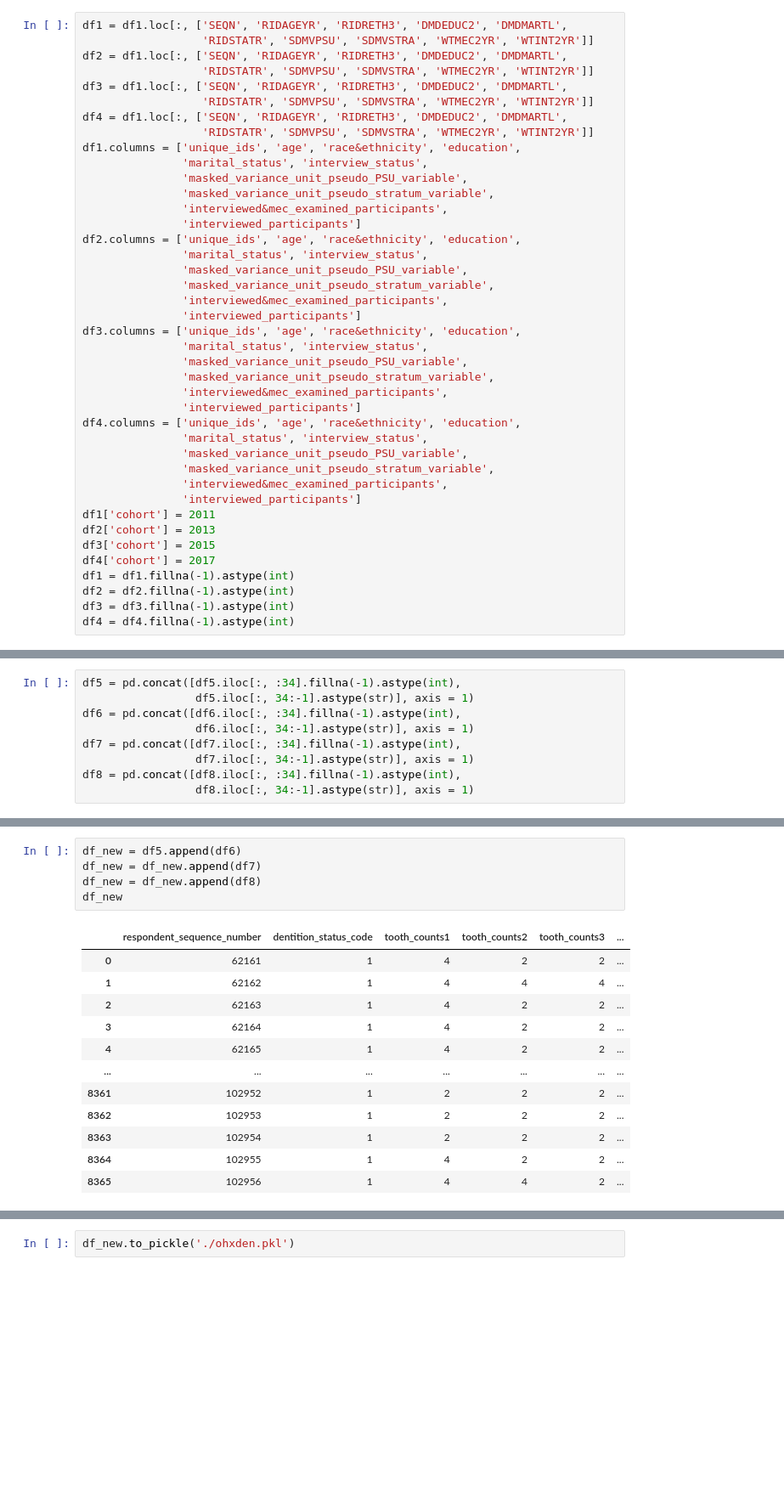
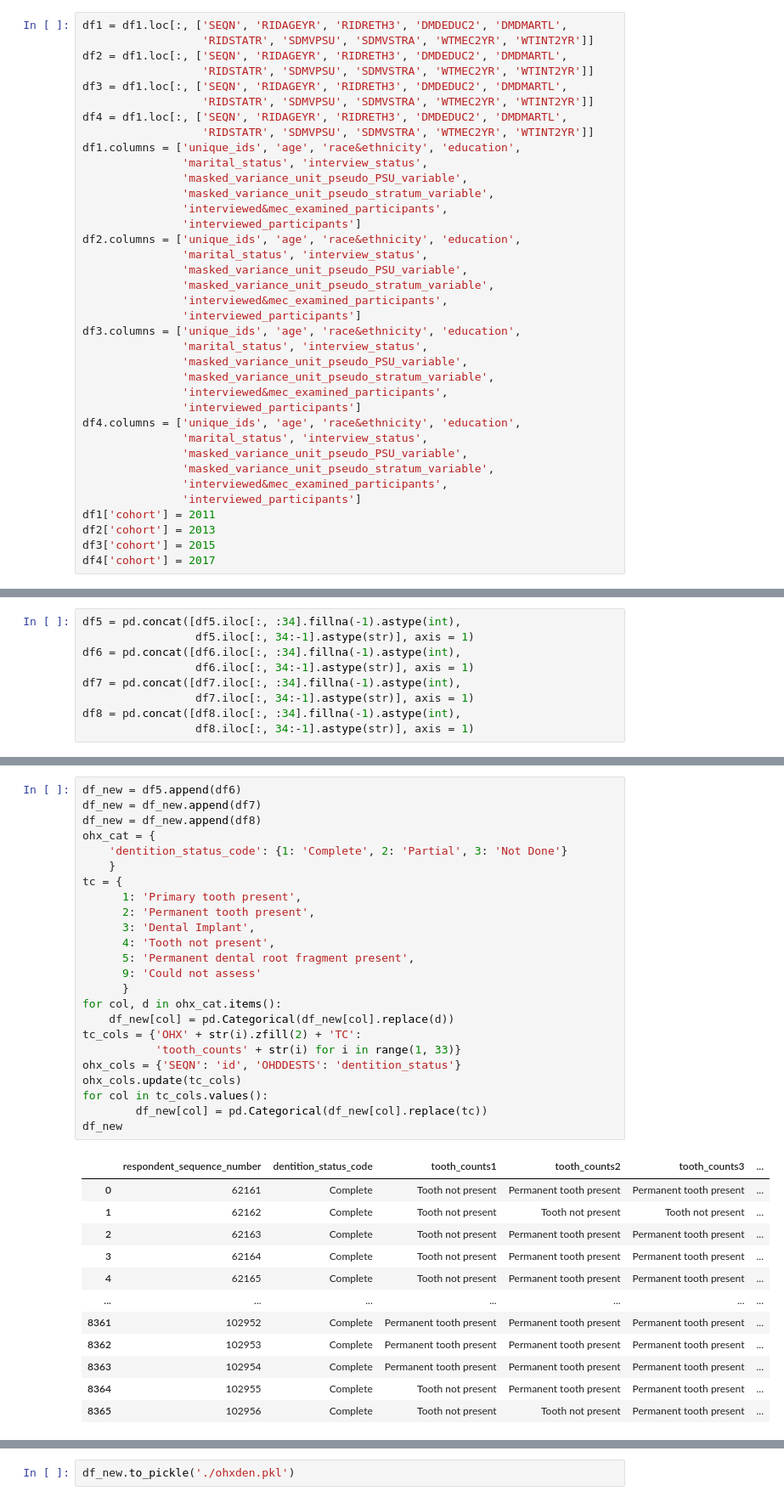
Before and after one commit to fyx1009/Stats507, a Jupyter notebook: STATS507_PS2_Yixuan_Feng_72732756.ipynb, the cells around one changed output, grey strips where cells are left out. Shown: that part at 85% size. Drawn from its saved outputs; the diff is of its cells as text; blank space fills up the shorter version.

```diff
--- a/STATS507_PS2_Yixuan_Feng_72732756.ipynb
+++ b/STATS507_PS2_Yixuan_Feng_72732756.ipynb
@@ -265,10 +265,6 @@ df1['cohort'] = 2011
 df2['cohort'] = 2013
 df3['cohort'] = 2015
 df4['cohort'] = 2017
-df1 = df1.fillna(-1).astype(int)
-df2 = df2.fillna(-1).astype(int)
-df3 = df3.fillna(-1).astype(int)
-df4 = df4.fillna(-1).astype(int)
 # %%
 df = df1.append(df2)
 df = df.append(df3)
@@ -349,21 +392,40 @@ df8['cohort'] = 2017
 # %%
 df_new = df5.append(df6)
 df_new = df_new.append(df7)
 df_new = df_new.append(df8)
+ohx_cat = {
+    'dentition_status_code': {1: 'Complete', 2: 'Partial', 3: 'Not Done'}
+    }
+tc = {
+      1: 'Primary tooth present',
+      2: 'Permanent tooth present',
+      3: 'Dental Implant',
+      4: 'Tooth not present',
+      5: 'Permanent dental root fragment present',
+      9: 'Could not assess'
+      }
+for col, d in ohx_cat.items():
+    df_new[col] = pd.Categorical(df_new[col].replace(d))
+tc_cols = {'OHX' + str(i).zfill(2) + 'TC':
+           'tooth_counts' + str(i) for i in range(1, 33)}
+ohx_cols = {'SEQN': 'id', 'OHDDESTS': 'dentition_status'}
+ohx_cols.update(tc_cols)
+for col in tc_cols.values():
+        df_new[col] = pd.Categorical(df_new[col].replace(tc))
 df_new
 # %% [output]
 |  | respondent_sequence_number | dentition_status_code | tooth_counts1 | tooth_counts2 | tooth_counts3 | ... |
-| 0 | 62161 | 1 | 4 | 2 | 2 | ... |
-| 1 | 62162 | 1 | 4 | 4 | 4 | ... |
-| 2 | 62163 | 1 | 4 | 2 | 2 | ... |
-| 3 | 62164 | 1 | 4 | 2 | 2 | ... |
-| 4 | 62165 | 1 | 4 | 2 | 2 | ... |
+| 0 | 62161 | Complete | Tooth not present | Permanent tooth present | Permanent tooth present | ... |
+| 1 | 62162 | Complete | Tooth not present | Tooth not present | Tooth not present | ... |
+| 2 | 62163 | Complete | Tooth not present | Permanent tooth present | Permanent tooth present | ... |
+| 3 | 62164 | Complete | Tooth not present | Permanent tooth present | Permanent tooth present | ... |
+| 4 | 62165 | Complete | Tooth not present | Permanent tooth present | Permanent tooth present | ... |
 | ... | ... | ... | ... | ... | ... | ... |
-| 8361 | 102952 | 1 | 2 | 2 | 2 | ... |
-| 8362 | 102953 | 1 | 2 | 2 | 2 | ... |
-| 8363 | 102954 | 1 | 2 | 2 | 2 | ... |
-| 8364 | 102955 | 1 | 4 | 2 | 2 | ... |
-| 8365 | 102956 | 1 | 4 | 4 | 2 | ... |
+| 8361 | 102952 | Complete | Permanent tooth present | Permanent tooth present | Permanent tooth present | ... |
+| 8362 | 102953 | Complete | Permanent tooth present | Permanent tooth present | Permanent tooth present | ... |
+| 8363 | 102954 | Complete | Permanent tooth present | Permanent tooth present | Permanent tooth present | ... |
+| 8364 | 102955 | Complete | Tooth not present | Permanent tooth present | Permanent tooth present | ... |
+| 8365 | 102956 | Complete | Tooth not present | Tooth not present | Permanent tooth present | ... |
 35909 rows × 62 columns
 # %%
 df_new.to_pickle('./ohxden.pkl')
```
Also changed, not shown: parts of 4 cells of this notebook.
